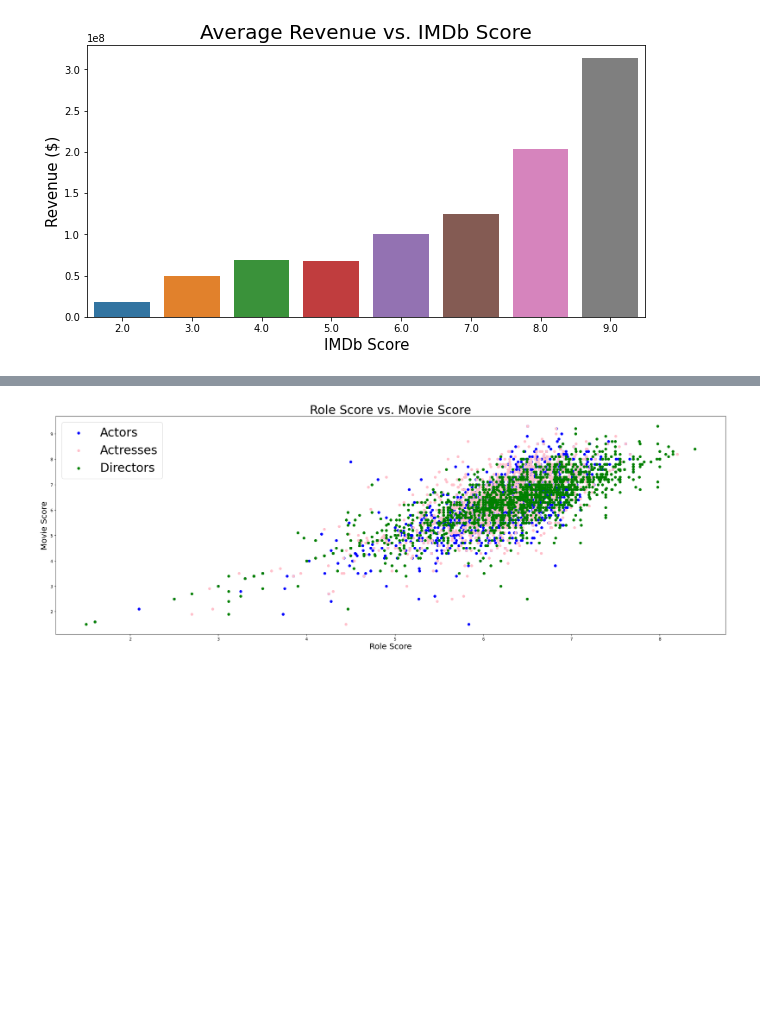
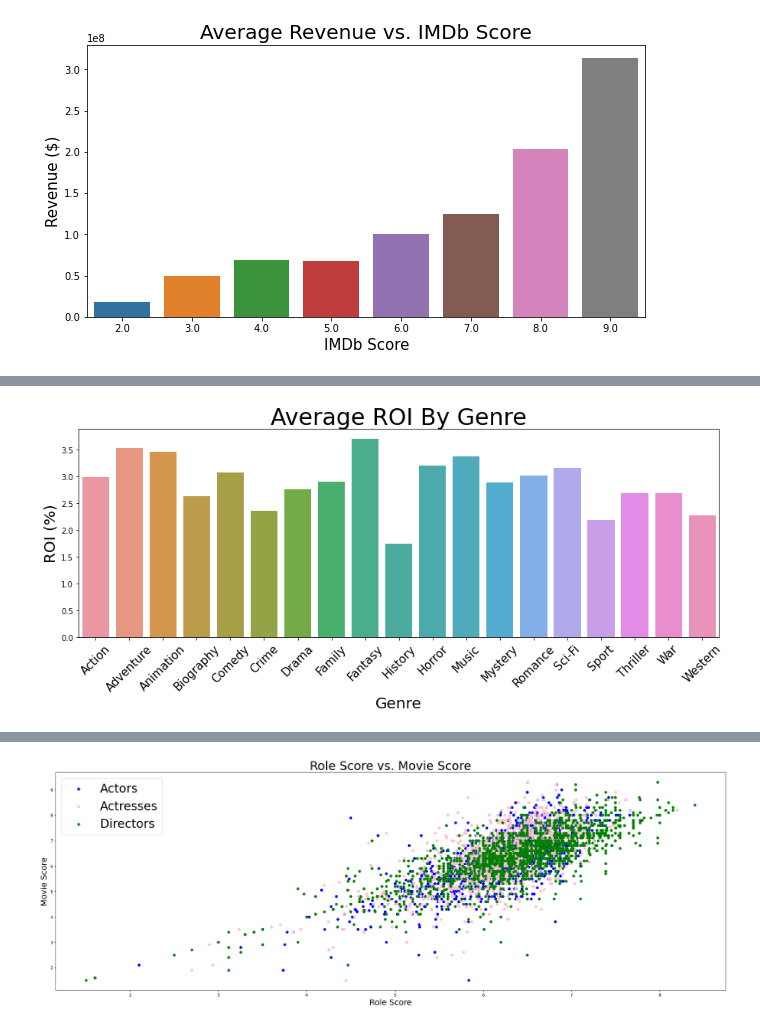
Before and after one commit to nolanarendt/IMDb-Revenue-Predictions, a Jupyter notebook: code/IMDb_EDA.ipynb, the cells around one changed output, grey strips where cells are left out. Saved outputs shown, nothing was run; the diff lists cells and outputs as text; code cells hidden in the pictures; blank space fills up the shorter version.

```diff
--- a/code/IMDb_EDA.ipynb
+++ b/code/IMDb_EDA.ipynb
@@ -191,0 +231,13 @@ Western 6.542500000000001
+# %%
+plt.figure(figsize = (15, 5))
+
+sns.barplot(data = imdb_scores, y = 'roi', x = 'Genre');
+
+plt.title("Average ROI By Genre", size = 30)
+plt.xlabel("Genre", size = 20)
+plt.ylabel("ROI (%)", size = 20)
+plt.xticks(size = 15, rotation = 45);
+
+plt.savefig("../images/avgroi_genres.png")
+# %% [output]
+[figure, added]
```
Also changed, not shown: parts of 15 cells of this notebook, 10 other files.
